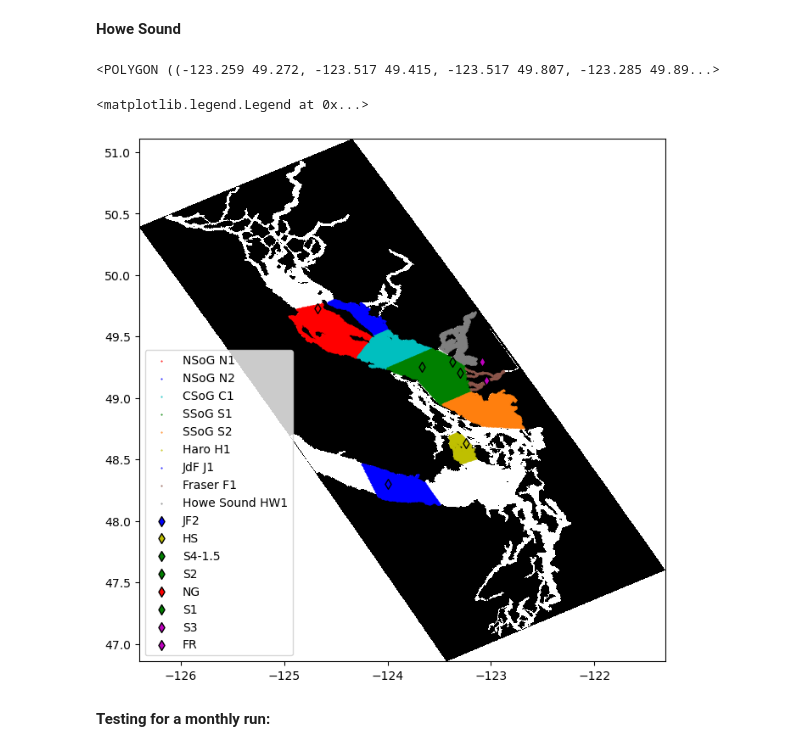
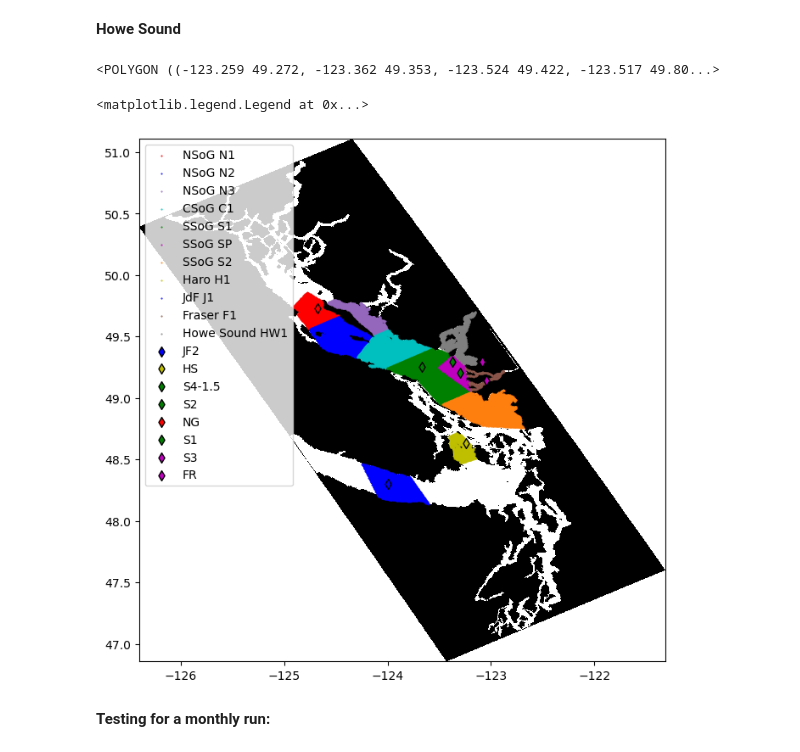
Before and after one commit to SalishSeaCast/analysis-vicente, a Jupyter notebook: Ocean_Parcels/drafts/PBDE_runs/test_params/Regions_analysis.ipynb, the cells around one changed output. Saved outputs shown, nothing was run; the diff lists cells and outputs as text; code cells hidden in the pictures.

```diff
--- a/Ocean_Parcels/drafts/PBDE_runs/test_params/Regions_analysis.ipynb
+++ b/Ocean_Parcels/drafts/PBDE_runs/test_params/Regions_analysis.ipynb
@@ -640,6 +758,7 @@ polygon_lon_lat_S1 = [
     (S1_lon_1[1], S1_lat_1[1]),
     (S1_lon_2[1], S1_lat_2[1]),
     (S1_lon_5[1], S1_lat_5[1]),
+    (S1_lon_6[1], S1_lat_6[1]),
     (S1_lon_6[0], S1_lat_6[0]),
     (S1_lon_4[0], S1_lat_4[0])
 ]
@@ -651,0 +771,9 @@ Subregion South
+# %%
+polygon_lon_lat_SP = [
+    (SP_lon_1[0], SP_lat_1[0]),
+    (SP_lon_1[1], SP_lat_1[1]),
+    (SP_lon_2[1], SP_lat_2[1]),
+    (SP_lon_3[1], SP_lat_3[1])
+]
+polygon_coors_SP = Polygon(polygon_lon_lat_SP)
+polygon_coors_SP
@@ -705,9 +837,12 @@ polygon_coors_F1
 # %% [markdown]
 **Howe Sound**
 # %%
+
+
 polygon_lon_lat_HW1 = [
     (HW1_lon_1[1], HW1_lat_1[1]),
     (HW1_lon_1[0], HW1_lat_1[0]),
+    (HW1_lon_7[0], HW1_lat_7[0]),
     (HW1_lon_2[1], HW1_lat_2[1]),
     (HW1_lon_3[1], HW1_lat_3[1]),
     (HW1_lon_4[1], HW1_lat_4[1]),
@@ -717,7 +852,7 @@ polygon_lon_lat_HW1 = [
 polygon_coors_HW1 = Polygon(polygon_lon_lat_HW1)
 polygon_coors_HW1
 # %% [output]
-<POLYGON ((-123.259 49.272, -123.517 49.415, -123.517 49.807, -123.285 49.89...>
+<POLYGON ((-123.259 49.272, -123.362 49.353, -123.524 49.422, -123.517 49.80...>
 # %%
 def inside_polygon_lon_lat(polygon, mask_path = path['mask']):
     #
@@ -741,9 +876,14 @@ def inside_polygon_lon_lat(polygon, mask_path = path['mask']):
 # %%
 lon_NSoG_N1, lat_NSoG_N1 = inside_polygon_lon_lat(polygon_coors_N1)
 lon_NSoG_N2, lat_NSoG_N2 = inside_polygon_lon_lat(polygon_coors_N2)
+lon_NSoG_N3, lat_NSoG_N3 = inside_polygon_lon_lat(polygon_coors_N3)
+#
 lon_CSoG_C1, lat_CSoG_C1 = inside_polygon_lon_lat(polygon_coors_C1)
+#
 lon_SSoG_S1, lat_SSoG_S1 = inside_polygon_lon_lat(polygon_coors_S1)
+lon_SSoG_SP, lat_SSoG_SP = inside_polygon_lon_lat(polygon_coors_SP)
 lon_SSoG_S2, lat_SSoG_S2 = inside_polygon_lon_lat(polygon_coors_S2)
+#
 lon_Haro_H1, lat_Haro_H1 = inside_polygon_lon_lat(polygon_coors_H1)
 lon_Juan_J1, lat_Juan_J1 = inside_polygon_lon_lat(polygon_coors_J1)
 lon_Fraser_F1, lat_Fraser_F1 = inside_polygon_lon_lat(polygon_coors_F1)
@@ -751,28 +891,30 @@ lon_Howe_HW1, lat_Howe_HW1 = inside_polygon_lon_lat(polygon_coors_HW1)
 # %%
 fig, ax = plt.subplots(figsize = (8,8))
 ax.pcolormesh(nav_lon, nav_lat,tmask, cmap = 'grey')
 ax.scatter(lon_NSoG_N1, lat_NSoG_N1, s= .2, color = 'r', label = 'NSoG N1')
 ax.scatter(lon_NSoG_N2, lat_NSoG_N2, s= .2, color = 'b', label = 'NSoG N2')
+ax.scatter(lon_NSoG_N3, lat_NSoG_N3, s= .2, color = 'tab:purple', label = 'NSoG N3')
 #
 ax.scatter(lon_CSoG_C1, lat_CSoG_C1, s= .2, color = 'c', label = 'CSoG C1')
 #
 ax.scatter(lon_SSoG_S1, lat_SSoG_S1, s= .2, color = 'g', label = 'SSoG S1')
+ax.scatter(lon_SSoG_SP, lat_SSoG_SP, s= .2, color = 'm', label = 'SSoG SP')
 ax.scatter(lon_SSoG_S2, lat_SSoG_S2, s= .2, color = 'tab:orange', label = 'SSoG S2')
 #
 ax.scatter(lon_Haro_H1, lat_Haro_H1, s= .2, color = 'y', label = 'Haro H1')
 ax.scatter(lon_Juan_J1, lat_Juan_J1, s= .2, color = 'b', label = 'JdF J1')
 #
 ax.scatter(lon_Fraser_F1, lat_Fraser_F1, s= .2, color = 'tab:brown', label = 'Fraser F1')
 ax.scatter(lon_Howe_HW1, lat_Howe_HW1, s= .2, color = 'tab:gray', label = 'Howe Sound HW1')
 #
 colors = ['b','y','g','g','r','g','m','m']
 for i in range(len(stations)):
     ax.scatter(lon[i], lat[i], marker = 'd', edgecolors='k', c = colors[i], label = stations[i])
 ax.legend()
 ax.legend()
 # %% [output]
 <matplotlib.legend.Legend at 0x...>
-[figure, old version]
+[figure, new version]
 # %% [markdown]
 **Testing for a monthly run:**
 # %%
```
Also changed, not shown: parts of 30 cells of this notebook, 2 other files.
